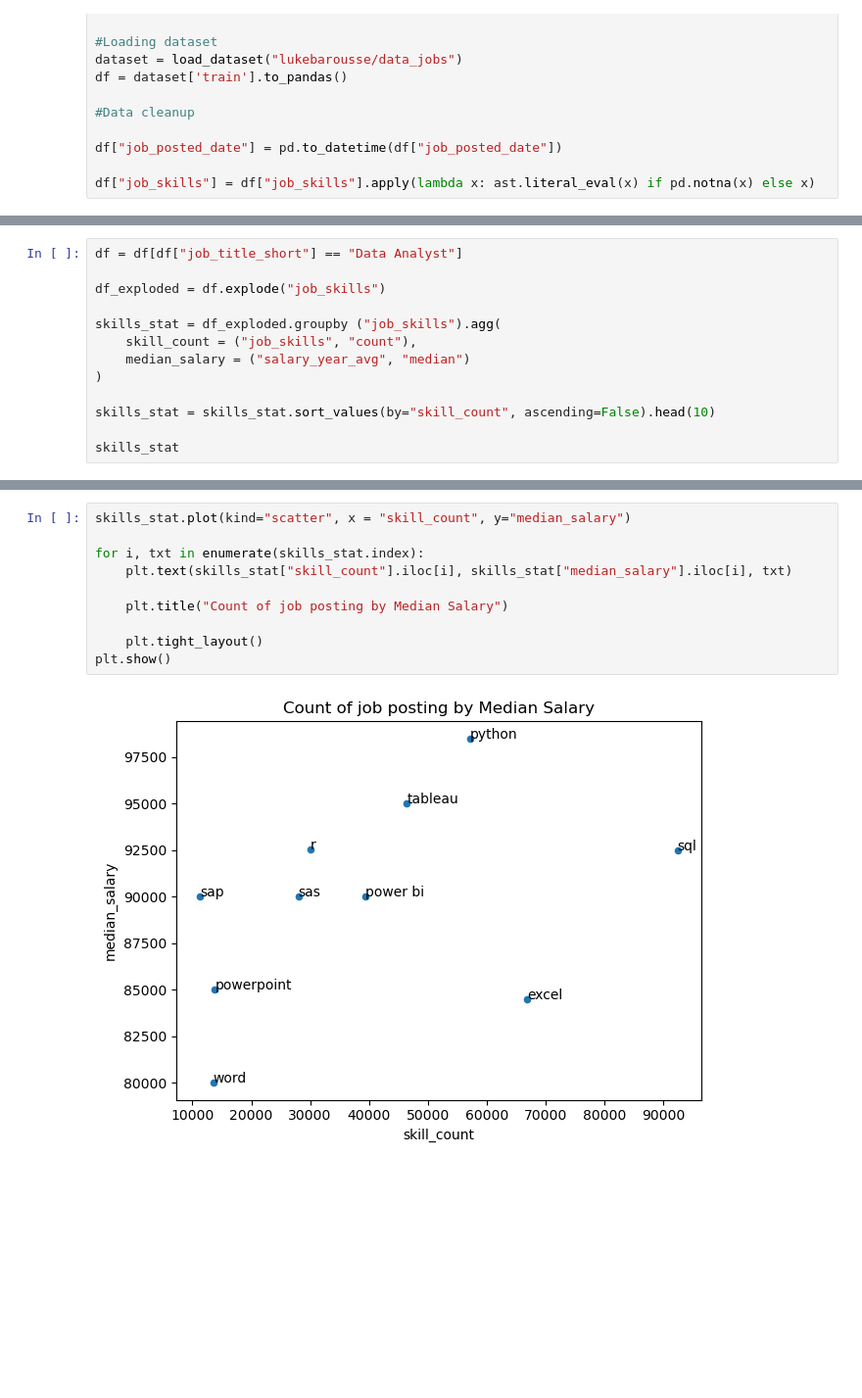
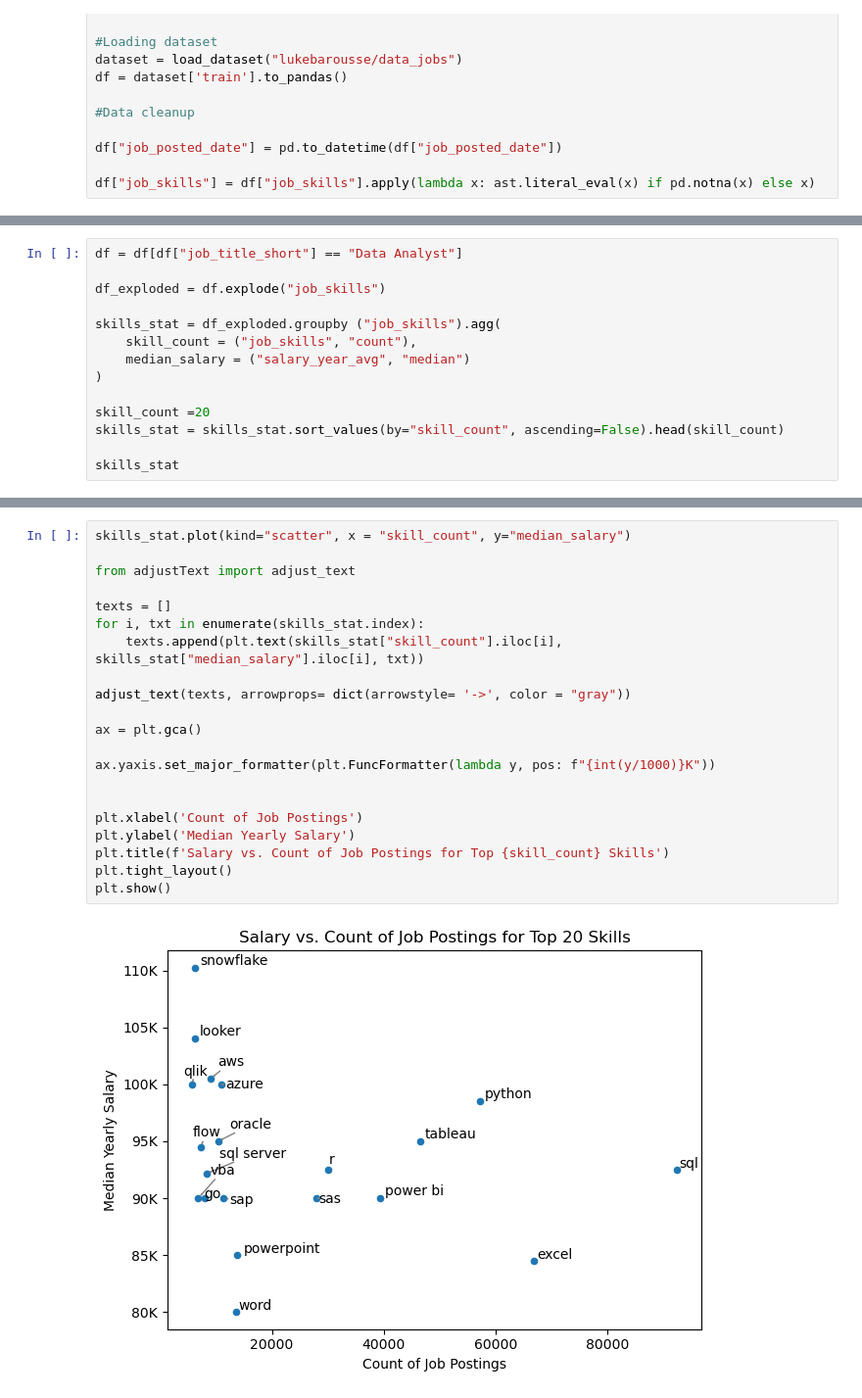
Before and after one commit to Bankole-Abdulmateen/PROJECT_PYTHON, a Jupyter notebook: 2_Advanced/scatterplot.ipynb, the cells around one changed output, grey strips where cells are left out. Shown at 98% size. Drawn from its saved outputs; the diff is of its cells as text; blank space fills up the shorter version.

```diff
--- a/2_Advanced/scatterplot.ipynb
+++ b/2_Advanced/scatterplot.ipynb
@@ -31,7 +31,8 @@ skills_stat = df_exploded.groupby ("job_skills").agg(
     median_salary = ("salary_year_avg", "median")
 )
 
-skills_stat = skills_stat.sort_values(by="skill_count", ascending=False).head(10)
+skill_count =20
+skills_stat = skills_stat.sort_values(by="skill_count", ascending=False).head(skill_count)
 
 skills_stat
 # %% [output]
@@ -50,12 +57,23 @@ skills_stat
 # %%
 skills_stat.plot(kind="scatter", x = "skill_count", y="median_salary")
 
+from adjustText import adjust_text
+
+texts = []
 for i, txt in enumerate(skills_stat.index):
-    plt.text(skills_stat["skill_count"].iloc[i], skills_stat["median_salary"].iloc[i], txt)
+    texts.append(plt.text(skills_stat["skill_count"].iloc[i], skills_stat["median_salary"].iloc[i], txt))
 
-    plt.title("Count of job posting by Median Salary")
+adjust_text(texts, arrowprops= dict(arrowstyle= '->', color = "gray"))
 
-    plt.tight_layout()
+ax = plt.gca()
+
+ax.yaxis.set_major_formatter(plt.FuncFormatter(lambda y, pos: f"{int(y/1000)}K"))
+
+
+plt.xlabel('Count of Job Postings')
+plt.ylabel('Median Yearly Salary')
+plt.title(f'Salary vs. Count of Job Postings for Top {skill_count} Skills')
+plt.tight_layout()
 plt.show()
 # %% [output]
-[figure, old version]
+[figure, new version]
```
Also changed, not shown: parts of 1 cell of this notebook, 13 other files.
